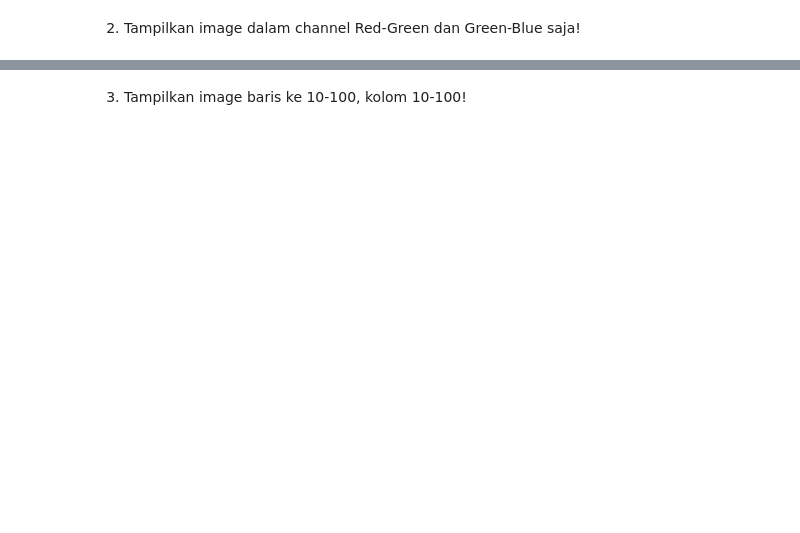
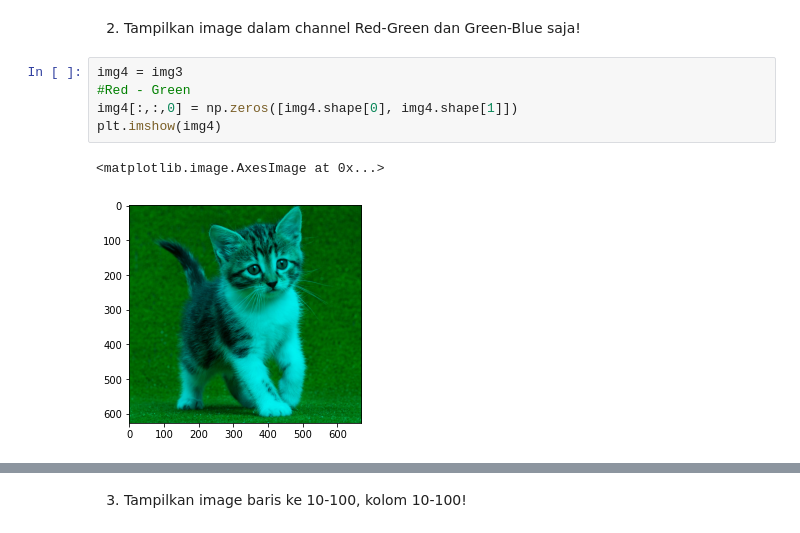
Before and after one commit to kevinaldyansyah/PCVK_Genap_2021, a Jupyter notebook: Week2.ipynb, the cells around one changed output, grey strips where cells are left out. Saved outputs shown, nothing was run; the diff lists cells and outputs as text; blank space fills up the shorter version.

```diff
--- a/Week2.ipynb
+++ b/Week2.ipynb
@@ -36,2 +42,10 @@ berubah?
 # %% [markdown]
 2. Tampilkan image dalam channel Red-Green dan Green-Blue saja!
+# %%
+img4 = img3
+#Red - Green
+img4[:,:,0] = np.zeros([img4.shape[0], img4.shape[1]])
+plt.imshow(img4)
+# %% [output]
+<matplotlib.image.AxesImage at 0x...>
+[figure, added]
```
Also changed, not shown: parts of 3 cells of this notebook.
